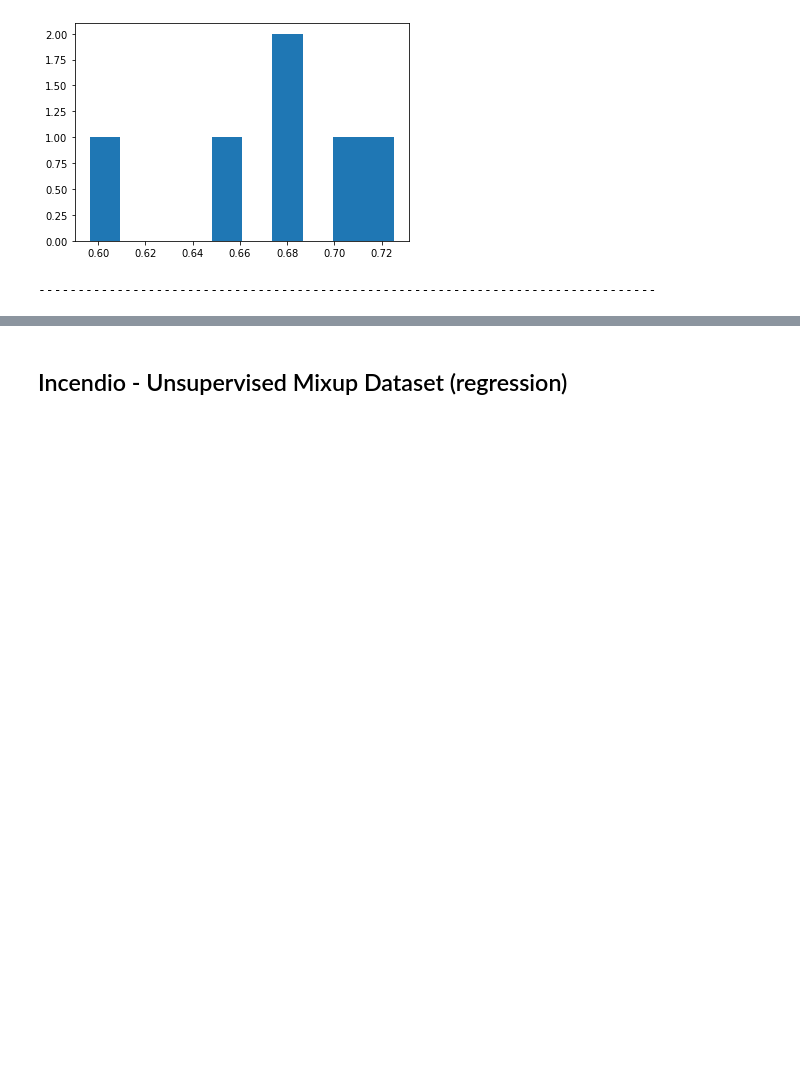
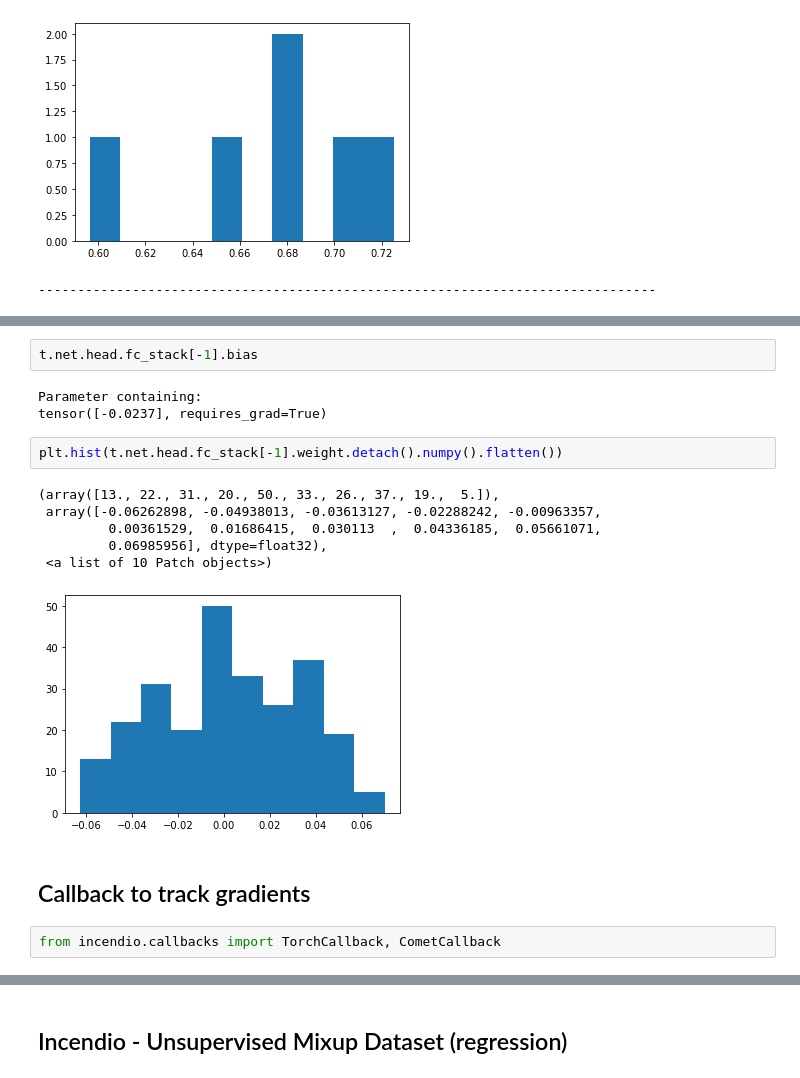
Before and after one commit to hdmamin/self-supervised-vision-exp, a Jupyter notebook: notebooks/nb03-lightning-first-test.ipynb, the cells around one changed output, grey strips where cells are left out. Saved outputs shown, nothing was run; the diff lists cells and outputs as text; blank space fills up the shorter version.

Commit message:
comet grad callback

```diff
--- a/notebooks/nb03-lightning-first-test.ipynb
+++ b/notebooks/nb03-lightning-first-test.ipynb
@@ -1100,0 +1106,18 @@ tensor([[1., 0., 1.],
+# %%
+t.net.head.fc_stack[-1].bias
+# %% [output]
+Parameter containing:
+tensor([-0.0237], requires_grad=True)
+# %%
+plt.hist(t.net.head.fc_stack[-1].weight.detach().numpy().flatten())
+# %% [output]
+(array([13., 22., 31., 20., 50., 33., 26., 37., 19.,  5.]),
+ array([-0.06262898, -0.04938013, -0.03613127, -0.02288242, -0.00963357,
+         0.00361529,  0.01686415,  0.030113  ,  0.04336185,  0.05661071,
+         0.06985956], dtype=float32),
+ <a list of 10 Patch objects>)
+[figure, added]
+# %% [markdown]
+## Callback to track gradients
+# %%
+from incendio.callbacks import TorchCallback, CometCallback
```
Also changed, not shown: parts of 19 cells of this notebook, 1 other file.
